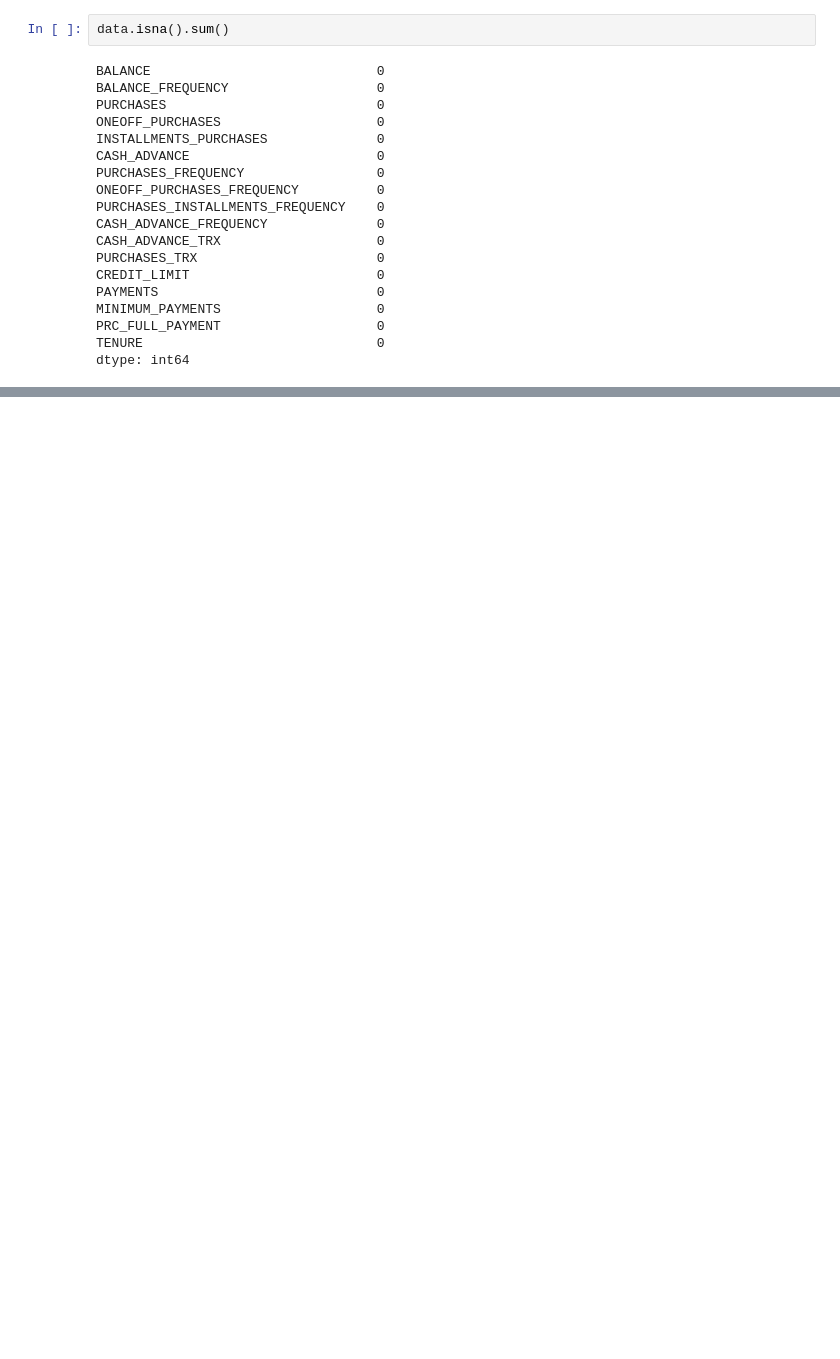
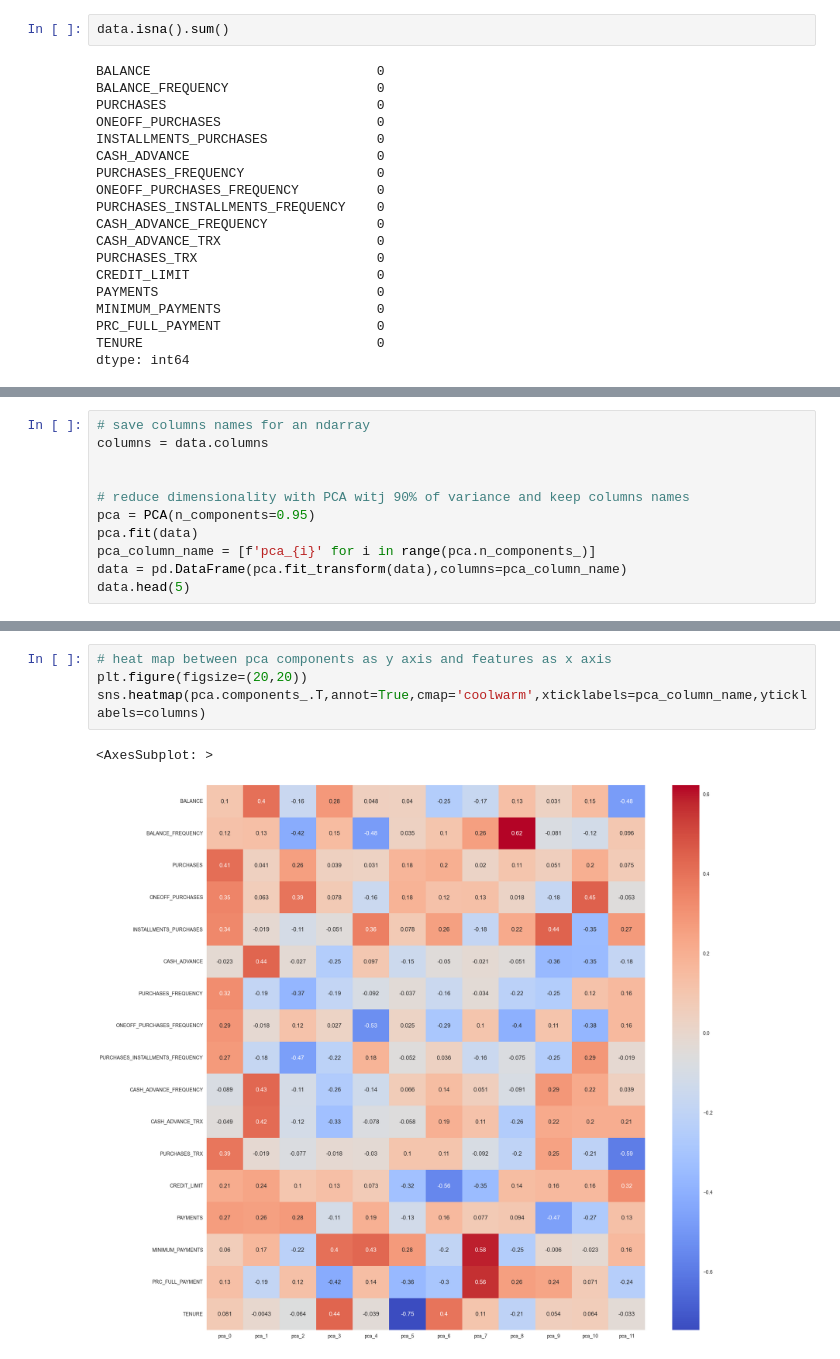
Before and after one commit to Enzo-hmdy/Tp3_Machine_learning_UQAC, a Jupyter notebook: clustering.ipynb, the cells around one changed output, grey strips where cells are left out. Cells and saved outputs as stored; diff of their text form; blank space fills up the shorter version.

```diff
--- a/clustering.ipynb
+++ b/clustering.ipynb
@@ -161,0 +181,11 @@ dtype: int64
+# %%
+# save columns names for an ndarray
+columns = data.columns
+
+
+# reduce dimensionality with PCA witj 90% of variance and keep columns names
+pca = PCA(n_components=0.95)
+pca.fit(data)
+pca_column_name = [f'pca_{i}' for i in range(pca.n_components_)]
+data = pd.DataFrame(pca.fit_transform(data),columns=pca_column_name)
+data.head(5)
@@ -161,0 +209,7 @@ dtype: int64
+# %%
+# heat map between pca components as y axis and features as x axis
+plt.figure(figsize=(20,20))
+sns.heatmap(pca.components_.T,annot=True,cmap='coolwarm',xticklabels=pca_column_name,yticklabels=columns)
+# %% [output]
+<AxesSubplot: >
+[figure, added]
```
Also changed, not shown: parts of 14 cells of this notebook.
